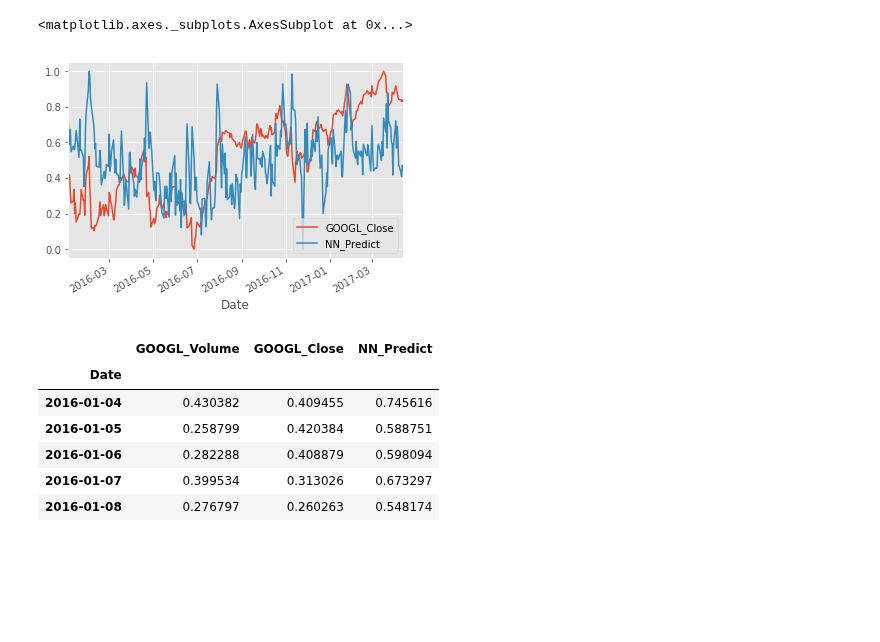
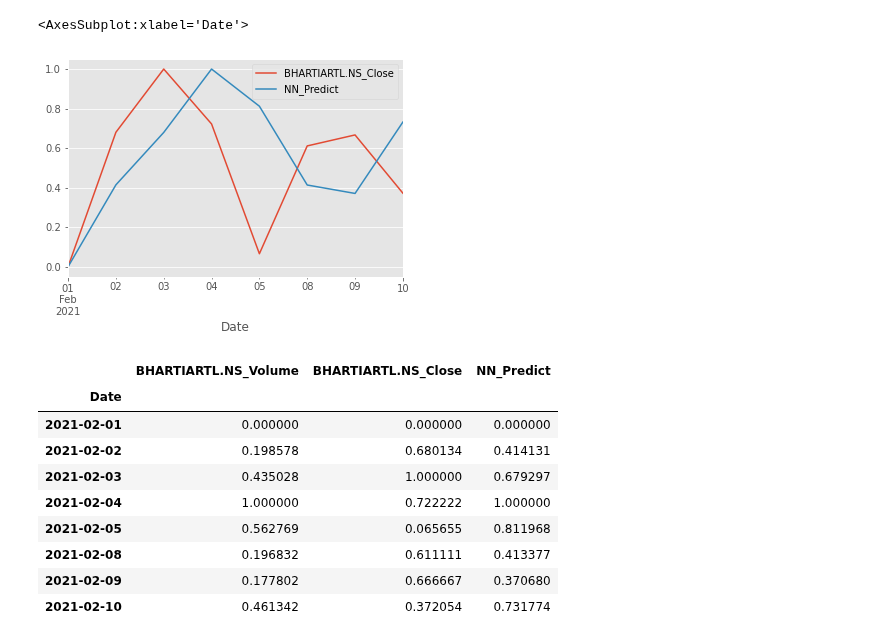
Before and after one commit to lohithn4/stock-market-prediction, a Jupyter notebook: Neural_network.ipynb, the cells around one changed output. Drawn from its saved outputs; the diff is of its cells as text; code cells hidden in the pictures; blank space fills up the shorter version.

```diff
--- a/Neural_network.ipynb
+++ b/Neural_network.ipynb
@@ -74,8 +102,8 @@ nn.save_to_file('test.nn')
 nn = neural_network.load_from_file('test.nn')
 # %%
 test_start = train_end
-test_end = datetime.datetime(2017, 04, 15)
-test_dataset = dataset.Dataset(sl, MongoDatabaseConnection(), test_start, test_end)
+test_end = datetime.fromisoformat(today.isoformat())
+test_dataset = dataset.Dataset(symbols, YahooConnection(), test_start, test_end)
 # %%
 test_dataset.load_data()
 # %%
@@ -155,4 +201,4 @@ matplotlib.style.use('ggplot')
 n_net='NEURAL_NETWORK_'+neural_network.name
 # %%
 #plt.figure();
-z=test_dataset.data_frame.loc[:,['GOOGL_Volume','GOOGL_Close',n_net]]
+z=test_dataset.data_frame.loc[:,[symbol.volume,symbol.close,n_net]]
@@ -163,9 +222,9 @@ import numpy as np
 # %%
 mms=MinMaxScaler()
 # %%
-G_Close_min_max=mms.fit_transform(z['GOOGL_Close'])
+G_Close_min_max=mms.fit_transform(np.array(z[symbol.close]).reshape(1,-1))
 # %%
-NN_Close_predict=mms.fit_transform(test_dataset.data_frame[n_net])
+NN_Close_predict=mms.fit_transform(np.array(test_dataset.data_frame[n_net]).reshape(1,-1))
 # %%
 import pandas as pd
 # %%
@@ -193,17 +252,20 @@ zz.head()
 # %%
 #df = df.rename(columns={'oldName1': 'newName1', 'oldName2': 'newName2'}
-zz[['GOOGL_Close','NN_Predict']].plot()
+zz[[symbol.close,'NN_Predict']].plot()
 # %% [output]
-<matplotlib.axes._subplots.AxesSubplot at 0x...>
+<AxesSubplot:xlabel='Date'>
-[figure, old version]
+[figure, new version]
 # %%
-zz.head()
+zz[:20]
 # %% [output]
-|  | GOOGL_Volume | GOOGL_Close | NN_Predict |
+|  | BHARTIARTL.NS_Volume | BHARTIARTL.NS_Close | NN_Predict |
 | Date |  |  |  |
-| 2016-01-04 | 0.430382 | 0.409455 | 0.745616 |
-| 2016-01-05 | 0.258799 | 0.420384 | 0.588751 |
-| 2016-01-06 | 0.282288 | 0.408879 | 0.598094 |
-| 2016-01-07 | 0.399534 | 0.313026 | 0.673297 |
-| 2016-01-08 | 0.276797 | 0.260263 | 0.548174 |
+| 2021-02-01 | 0.000000 | 0.000000 | 0.000000 |
+| 2021-02-02 | 0.198578 | 0.680134 | 0.414131 |
+| 2021-02-03 | 0.435028 | 1.000000 | 0.679297 |
+| 2021-02-04 | 1.000000 | 0.722222 | 1.000000 |
+| 2021-02-05 | 0.562769 | 0.065655 | 0.811968 |
+| 2021-02-08 | 0.196832 | 0.611111 | 0.413377 |
+| 2021-02-09 | 0.177802 | 0.666667 | 0.370680 |
+| 2021-02-10 | 0.461342 | 0.372054 | 0.731774 |
 # %%
```
Also changed, not shown: parts of 20 cells of this notebook, 7 other files.
